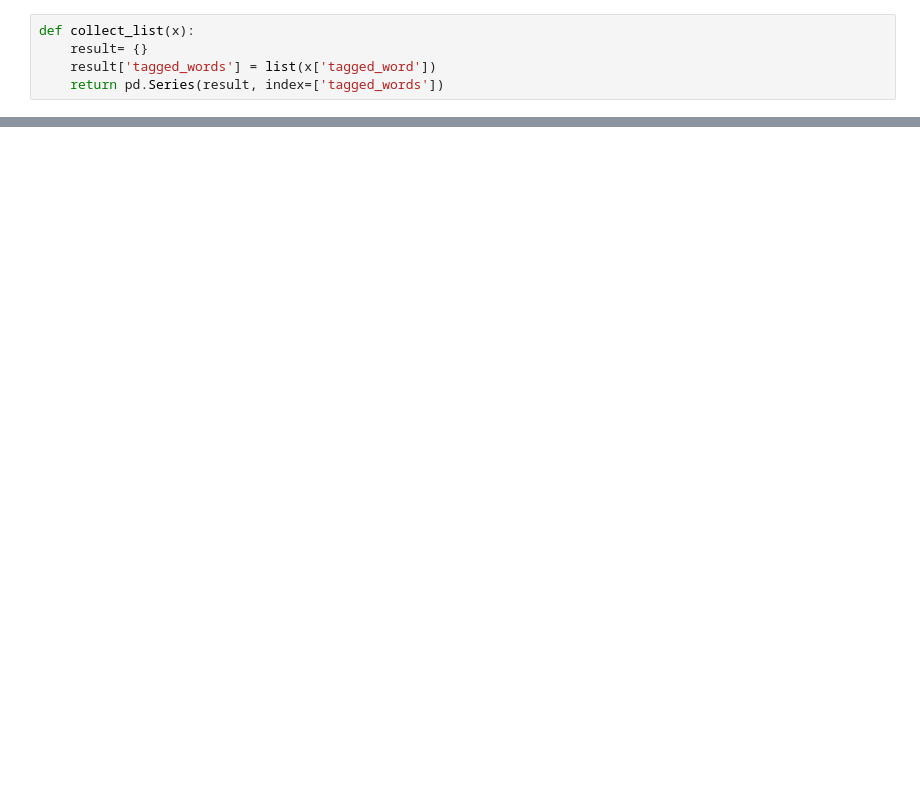
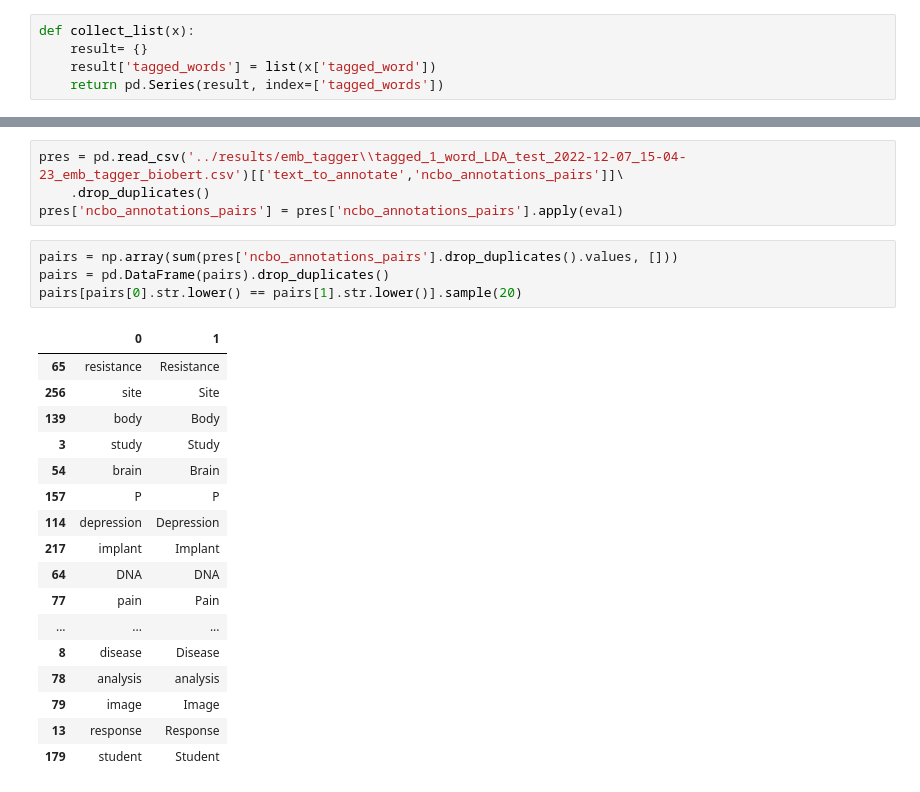
Before and after one commit to hadaszm/NLP, a Jupyter notebook: emb_tagger/tagging_colab.ipynb, the cells around one changed output, grey strips where cells are left out. Drawn from its saved outputs; the diff is of its cells as text; blank space fills up the shorter version.

```diff
--- a/emb_tagger/tagging_colab.ipynb
+++ b/emb_tagger/tagging_colab.ipynb
@@ -91,0 +169,26 @@ keyword_embs
+# %%
+pres = pd.read_csv('../results/emb_tagger\\tagged_1_word_LDA_test_2022-12-07_15-04-23_emb_tagger_biobert.csv')[['text_to_annotate','ncbo_annotations_pairs']]\
+    .drop_duplicates()
+pres['ncbo_annotations_pairs'] = pres['ncbo_annotations_pairs'].apply(eval)
+# %%
+pairs = np.array(sum(pres['ncbo_annotations_pairs'].drop_duplicates().values, []))
+pairs = pd.DataFrame(pairs).drop_duplicates()
+pairs[pairs[0].str.lower() == pairs[1].str.lower()].sample(20)
+# %% [output]
+|  | 0 | 1 |
+| 65 | resistance | Resistance |
+| 256 | site | Site |
+| 139 | body | Body |
+| 3 | study | Study |
+| 54 | brain | Brain |
+| 157 | P | P |
+| 114 | depression | Depression |
+| 217 | implant | Implant |
+| 64 | DNA | DNA |
+| 77 | pain | Pain |
+| ... | ... | ... |
+| 8 | disease | Disease |
+| 78 | analysis | analysis |
+| 79 | image | Image |
+| 13 | response | Response |
+| 179 | student | Student |
```
Also changed, not shown: parts of 14 cells of this notebook, 5 other files.
